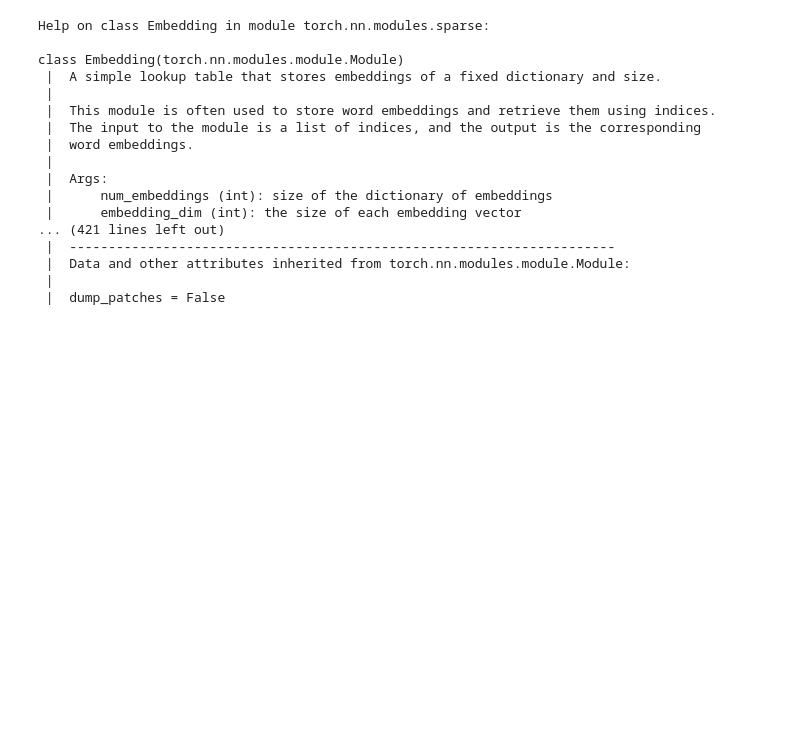
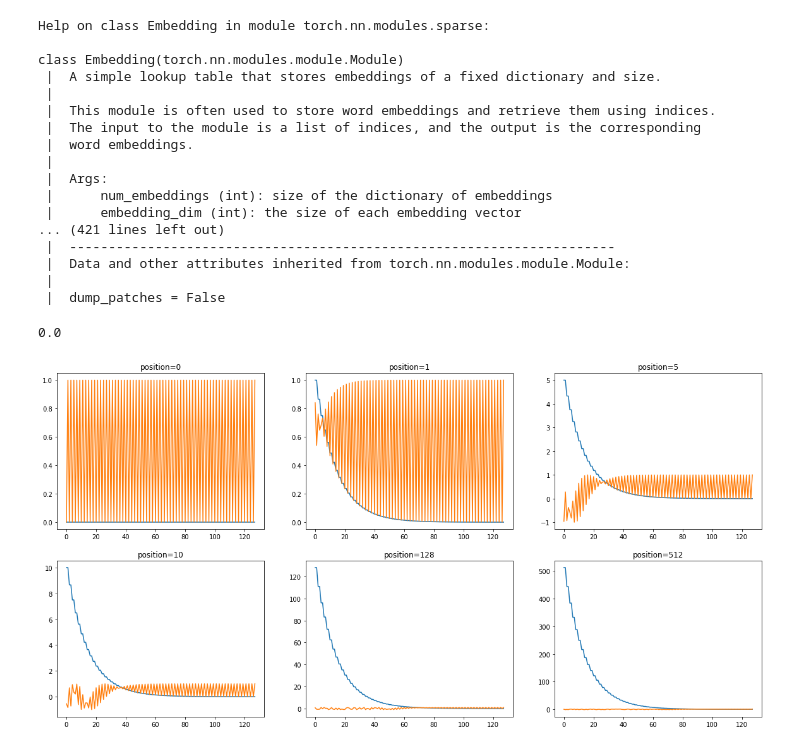
Before and after one commit to TanUkkii007/deepvoice3_pytorch, a Jupyter notebook: deepvoice3_pytorch/modules.ipynb, the cells around one changed output. Saved outputs shown, nothing was run; the diff lists cells and outputs as text; code cells hidden in the pictures; blank space fills up the shorter version.

Commit message:
positional encoding

```diff
--- a/deepvoice3_pytorch/modules.ipynb
+++ b/deepvoice3_pytorch/modules.ipynb
@@ -72,0 +89,43 @@ class SinusoidalEncoding(nn.Embedding):
+# %%
+# test_sinusoidal
+
+num_embedding = 512
+embedding_dim = 128
+padding_idx = 0
+
+a = nn.Embedding(num_embedding, embedding_dim, padding_idx=padding_idx)
+a.weight.data = position_encoding_init(num_embedding, embedding_dim, position_rate=1.0)
+
+b = SinusoidalEncoding(num_embedding, embedding_dim, padding_idx=padding_idx)
+
+x = Variable(torch.arange(0, 128).long())
+
+w = 1.0
+
+ax = a(x).data.numpy()
+bx = b(x, w).data.numpy()
+
+np.abs(ax - bx).mean()
+# %% [output]
+0.0
+# %%
+d_pos_vec = 128
+
+def single_position(position_idx, d_pos_vec, position_rate=1.0):
+    pos = [position_rate * position_idx / np.power(10000, 2 * (i // 2) / d_pos_vec) for i in range(d_pos_vec)]
+    pos_sinusoidal = pos.copy()
+
+    pos_sinusoidal[0::2] = np.sin(pos_sinusoidal[0::2])
+    pos_sinusoidal[1::2] = np.cos(pos_sinusoidal[1::2])
+    return pos, pos_sinusoidal
+
+plt.figure(figsize=(20, 10))
+
+for i, pos in enumerate([0, 1, 5, 10, 128, 512], 1):
+    pos_exp, pos_sinusoidal = single_position(pos, d_pos_vec)
+    plt.subplot(2,3, i)
+    plt.title("position={}".format(pos))
+    plt.plot(pos_exp)
+    plt.plot(pos_sinusoidal)
+# %% [output]
+[figure, added]
```
Also changed, not shown: parts of 3 cells of this notebook.
